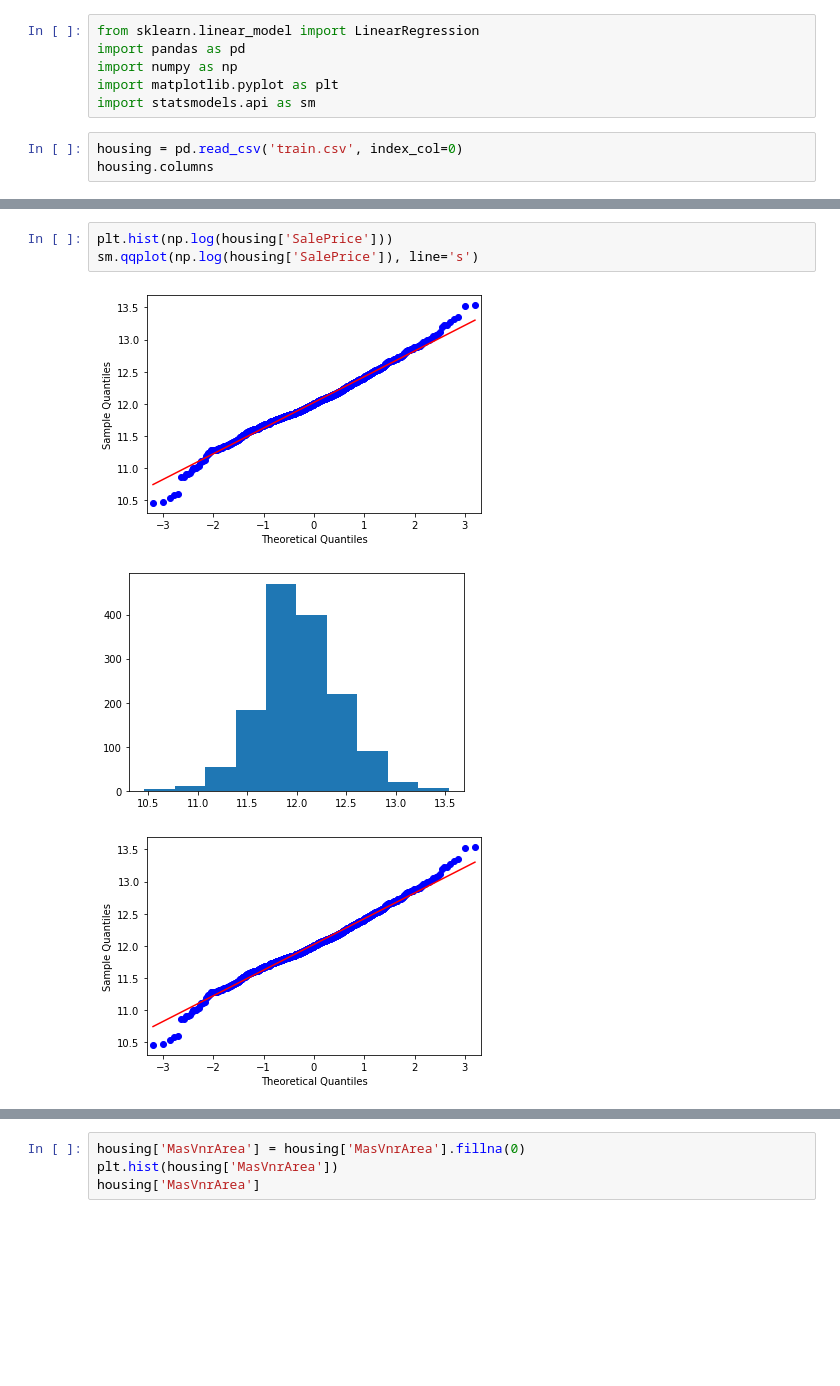
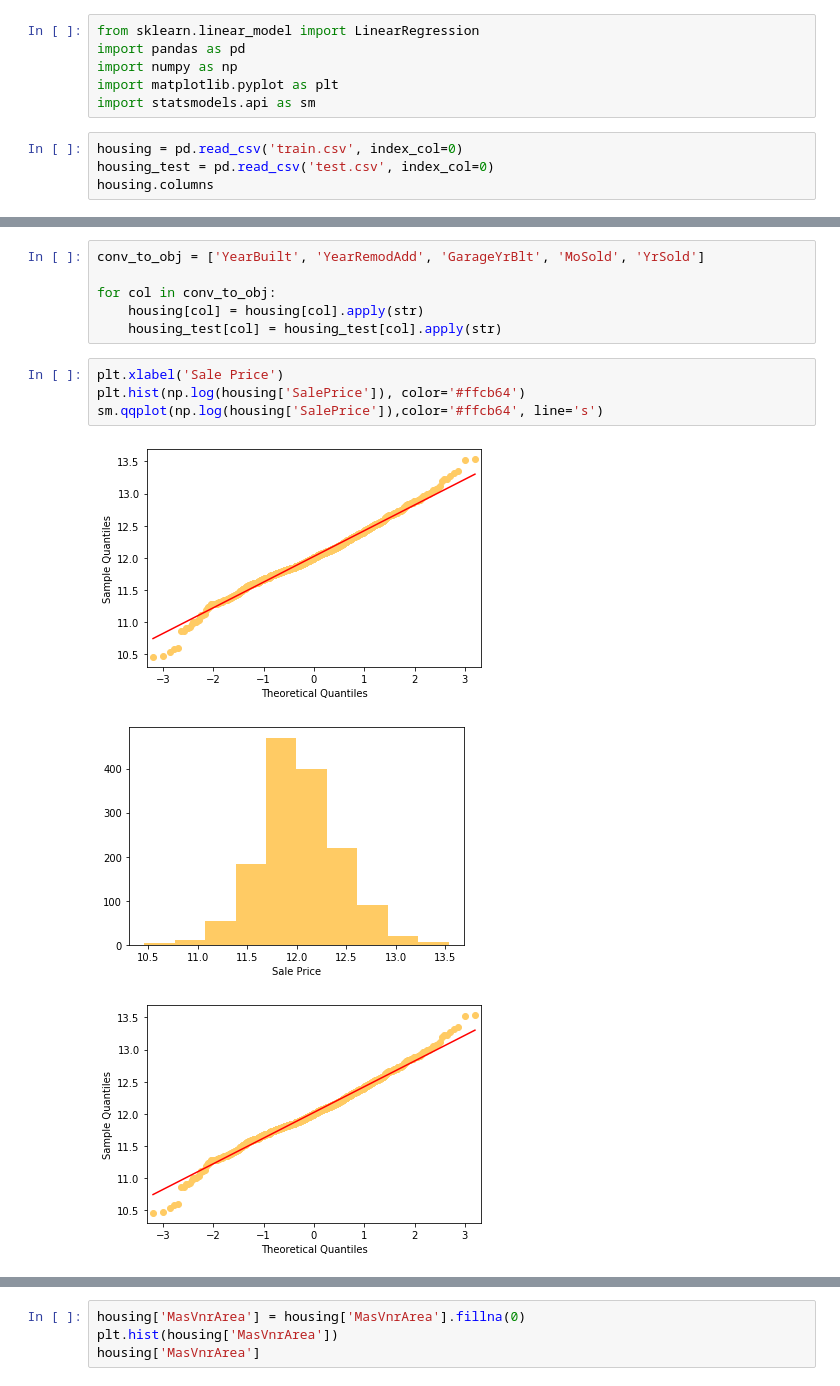
Before and after one commit to miggitymack/house-prices-advanced-regression-techniques, a Jupyter notebook: housing_prices.ipynb, the cells around one changed output, grey strips where cells are left out. Cells and saved outputs as stored; diff of their text form; blank space fills up the shorter version.

Commit message:
created impute data conditional and saved images

```diff
--- a/housing_prices.ipynb
+++ b/housing_prices.ipynb
@@ -6,6 +6,7 @@ import matplotlib.pyplot as plt
 import statsmodels.api as sm
 # %%
 housing = pd.read_csv('train.csv', index_col=0)
+housing_test = pd.read_csv('test.csv', index_col=0)
 housing.columns
 # %% [output]
 Index(['MSSubClass', 'MSZoning', 'LotFrontage', 'LotArea', 'Street', 'Alley',
@@ -44,8 +49,15 @@ Name: PoolQC, Length: 1460, dtype: object
+# %%
+conv_to_obj = ['YearBuilt', 'YearRemodAdd', 'GarageYrBlt', 'MoSold', 'YrSold']
+
+for col in conv_to_obj:
+    housing[col] = housing[col].apply(str)
+    housing_test[col] = housing_test[col].apply(str)
 # %%
-plt.hist(np.log(housing['SalePrice']))
-sm.qqplot(np.log(housing['SalePrice']), line='s')
+plt.xlabel('Sale Price')
+plt.hist(np.log(housing['SalePrice']), color='#ffcb64')
+sm.qqplot(np.log(housing['SalePrice']),color='#ffcb64', line='s')
 # %% [output]
-[figure, old version]
+[figure, new version]
-[figure, old version]
+[figure, new version]
-[figure, old version]
+[figure, new version]
 # %%
```
Also changed, not shown: parts of 27 cells of this notebook, 10 other files.
